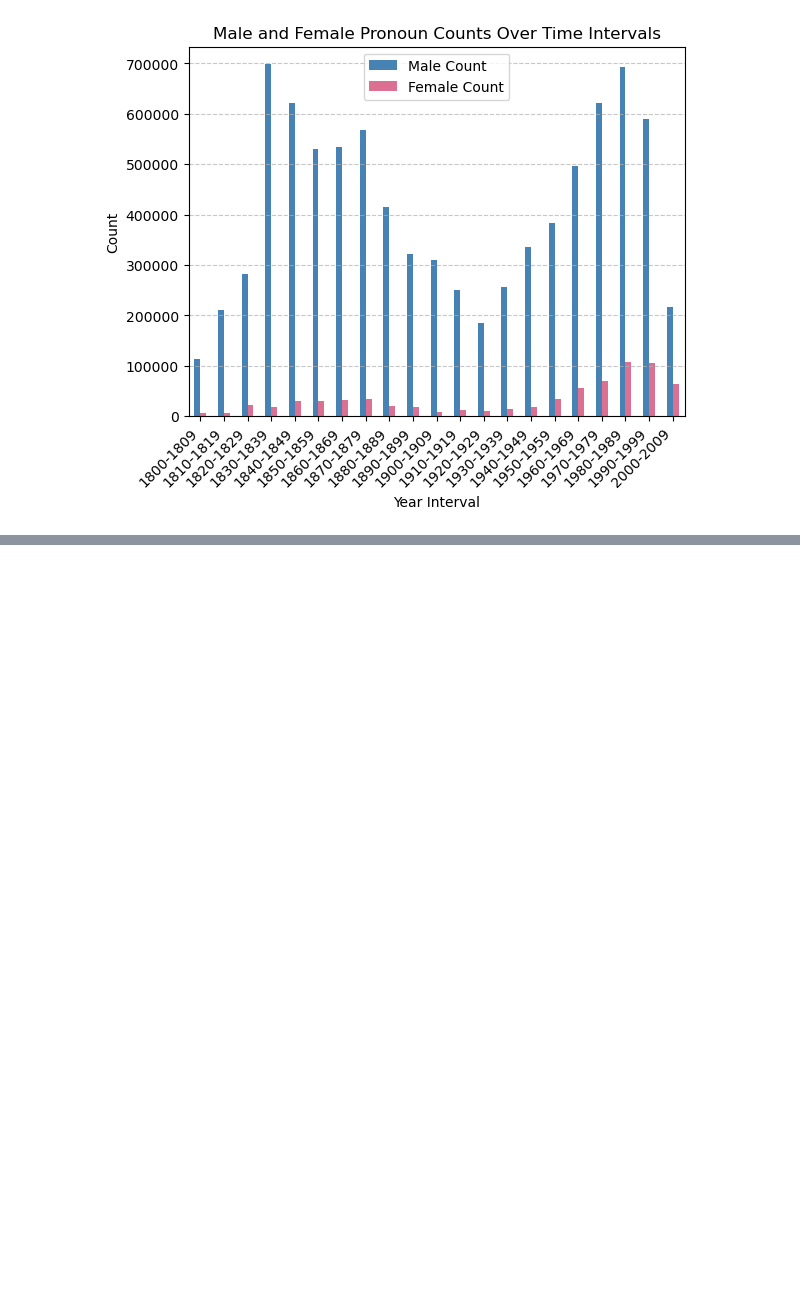
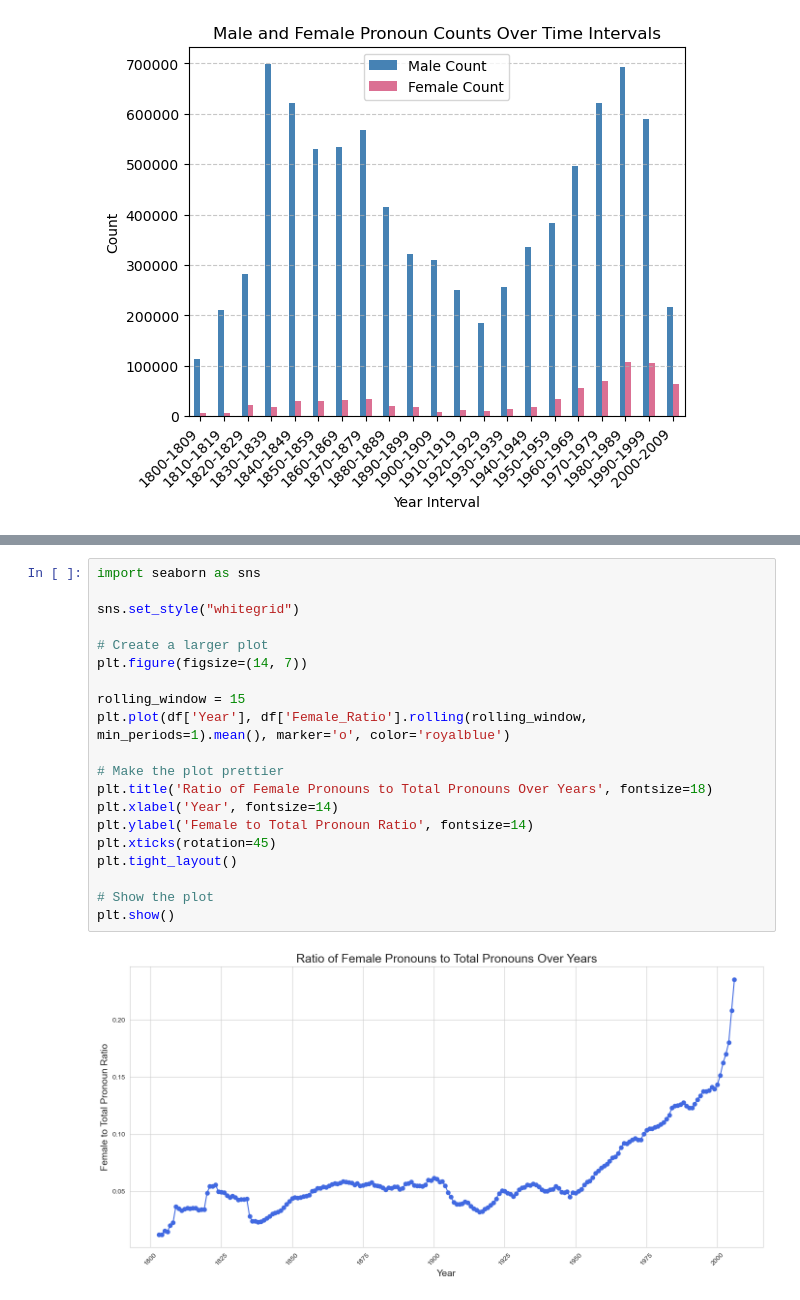
Before and after one commit to xssti/Analysis-of-gender-perception, a Jupyter notebook: ADS-2/Jupyter-Notebooks/Pronoun-count.ipynb, the cells around one changed output, grey strips where cells are left out. Drawn from its saved outputs; the diff is of its cells as text; blank space fills up the shorter version.

```diff
--- a/ADS-2/Jupyter-Notebooks/Pronoun-count.ipynb
+++ b/ADS-2/Jupyter-Notebooks/Pronoun-count.ipynb
@@ -326,0 +356,22 @@ plt.show()
+# %%
+import seaborn as sns
+
+sns.set_style("whitegrid")
+
+# Create a larger plot
+plt.figure(figsize=(14, 7))
+
+rolling_window = 15
+plt.plot(df['Year'], df['Female_Ratio'].rolling(rolling_window, min_periods=1).mean(), marker='o', color='royalblue')
+
+# Make the plot prettier
+plt.title('Ratio of Female Pronouns to Total Pronouns Over Years', fontsize=18)
+plt.xlabel('Year', fontsize=14)
+plt.ylabel('Female to Total Pronoun Ratio', fontsize=14)
+plt.xticks(rotation=45)
+plt.tight_layout()
+
+# Show the plot
+plt.show()
+# %% [output]
+[figure, added]
```
Also changed, not shown: parts of 7 cells of this notebook.
